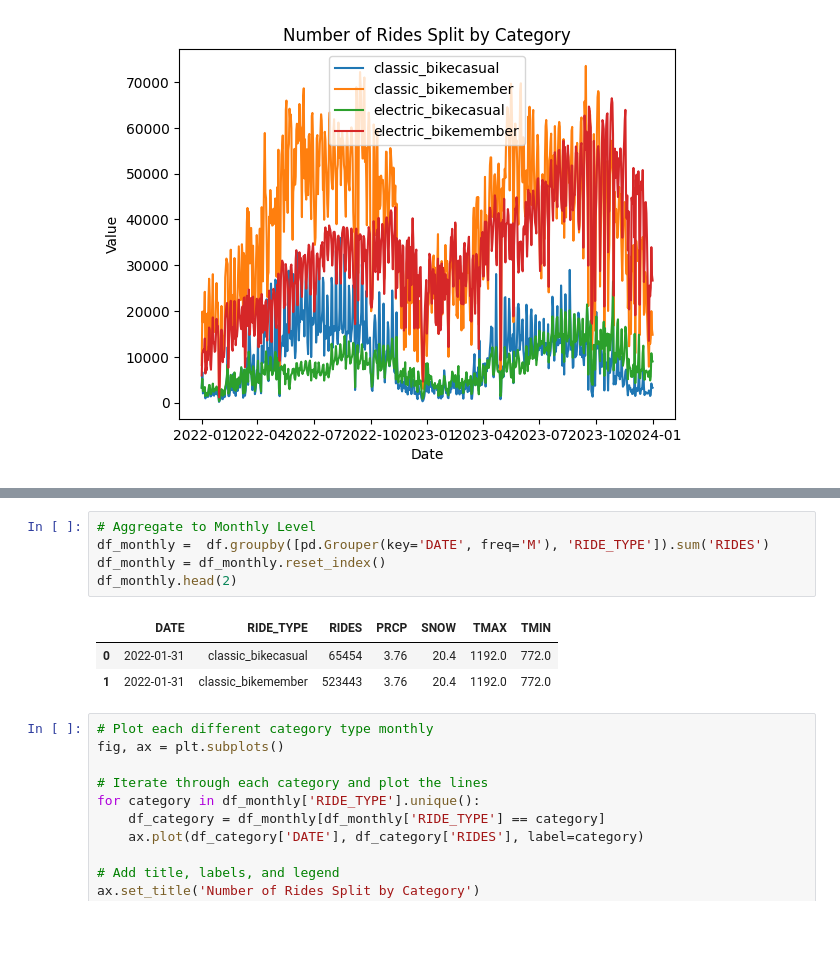
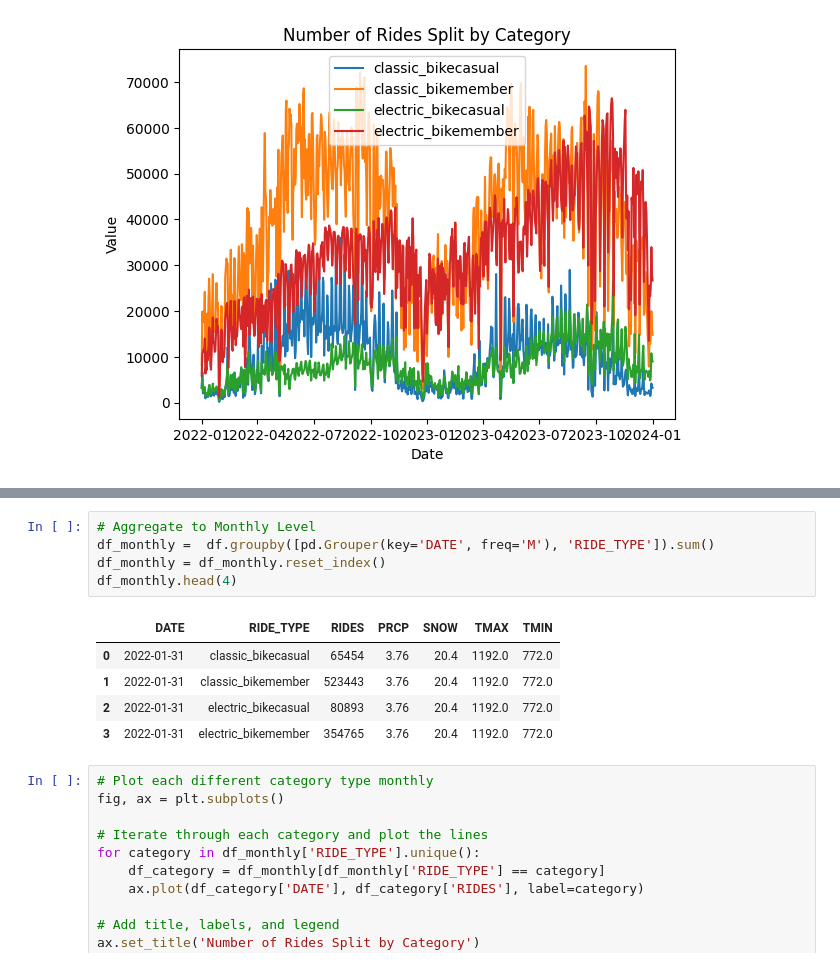
Before and after one commit to westonshuken/CitiBike-Analysis, a Jupyter notebook: Modeling.ipynb, the cells around one changed output, grey strips where cells are left out. Saved outputs shown, nothing was run; the diff lists cells and outputs as text; blank space fills up the shorter version.

```diff
--- a/Modeling.ipynb
+++ b/Modeling.ipynb
@@ -79,12 +121,14 @@ plt.show()
 # %%
 # Aggregate to Monthly Level
-df_monthly =  df.groupby([pd.Grouper(key='DATE', freq='M'), 'RIDE_TYPE']).sum('RIDES')
+df_monthly =  df.groupby([pd.Grouper(key='DATE', freq='M'), 'RIDE_TYPE']).sum()
 df_monthly = df_monthly.reset_index()
-df_monthly.head(2)
+df_monthly.head(4)
 # %% [output]
 |  | DATE | RIDE_TYPE | RIDES | PRCP | SNOW | TMAX | TMIN |
 | 0 | 2022-01-31 | classic_bikecasual | 65454 | 3.76 | 20.4 | 1192.0 | 772.0 |
 | 1 | 2022-01-31 | classic_bikemember | 523443 | 3.76 | 20.4 | 1192.0 | 772.0 |
+| 2 | 2022-01-31 | electric_bikecasual | 80893 | 3.76 | 20.4 | 1192.0 | 772.0 |
+| 3 | 2022-01-31 | electric_bikemember | 354765 | 3.76 | 20.4 | 1192.0 | 772.0 |
 # %%
 # Plot each different category type monthly
 fig, ax = plt.subplots()
```
Also changed, not shown: parts of 68 cells of this notebook.
